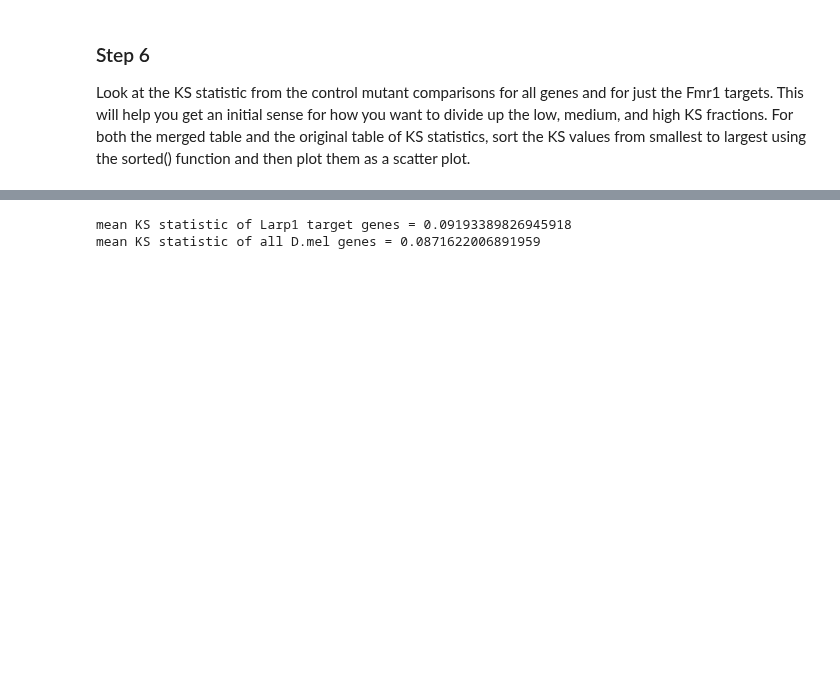
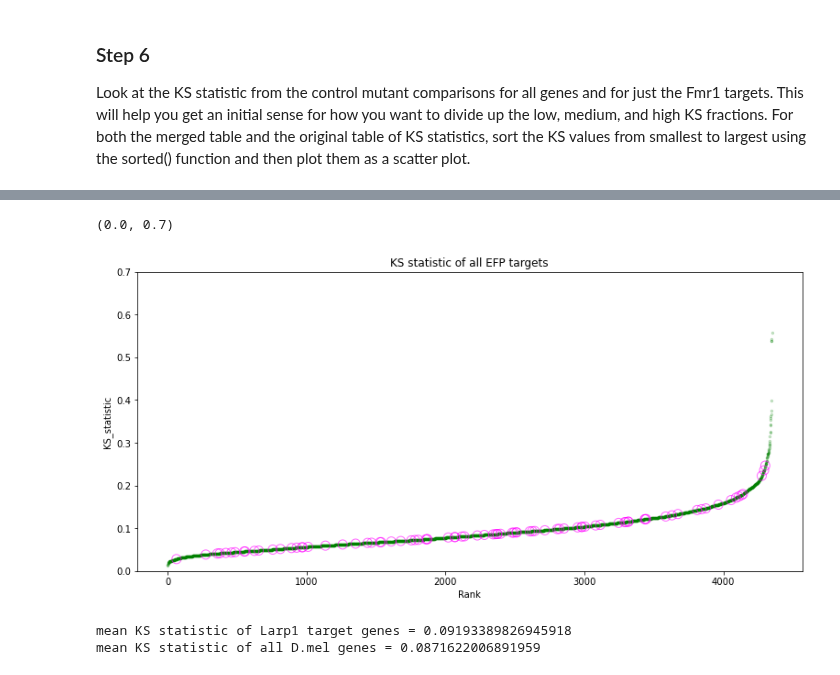
Before and after one commit to Raif-fl/Fall_2021_Work_journal, a Jupyter notebook: Proportional_analysis/human_larp1_enrichment.ipynb, the cells around one changed output, grey strips where cells are left out. Drawn from its saved outputs; the diff is of its cells as text; code cells hidden in the pictures; blank space fills up the shorter version.

```diff
--- a/Proportional_analysis/human_larp1_enrichment.ipynb
+++ b/Proportional_analysis/human_larp1_enrichment.ipynb
@@ -88,3 +93,27 @@ plt.ylim(0,0.7)
+# %%
+combo_df = combo_df.sort_values(by = "ks_stat")
+combo_df = combo_df.reset_index()
+# %%
+targets = combo_df.dropna()
+#I will need to sort everything first.
+# %%
+non_targets = combo_df[combo_df["gene_name"].isnull()]
+# %%
+figure(figsize = (13,6))
+plt.scatter(list(non_targets.index), non_targets["ks_stat"], s=6, alpha = 0.2, color = "g")
+plt.ylabel("KS_statistic")
+plt.xlabel("Rank")
+plt.title("KS statistic of all E.coli genes")
+plt.ylim(0,0.7)
+
+plt.scatter(list(targets.index), targets["ks_stat"], s=100, alpha = 0.6, facecolors = 'none', edgecolors = 'magenta')
+plt.ylabel("KS_statistic")
+plt.xlabel("Rank")
+plt.title("KS statistic of all EFP targets")
+plt.ylim(0,0.7)
+# %% [output]
+(0.0, 0.7)
+[figure, added]
 # %%
 # print out the mean of all polyprolne motif containing genes (efp targets)
 print("mean KS statistic of Larp1 target genes = " + str(np.mean(Larp1_ks_table.ks_stat)))
```
Also changed, not shown: parts of 3 cells of this notebook, 10 other files.
